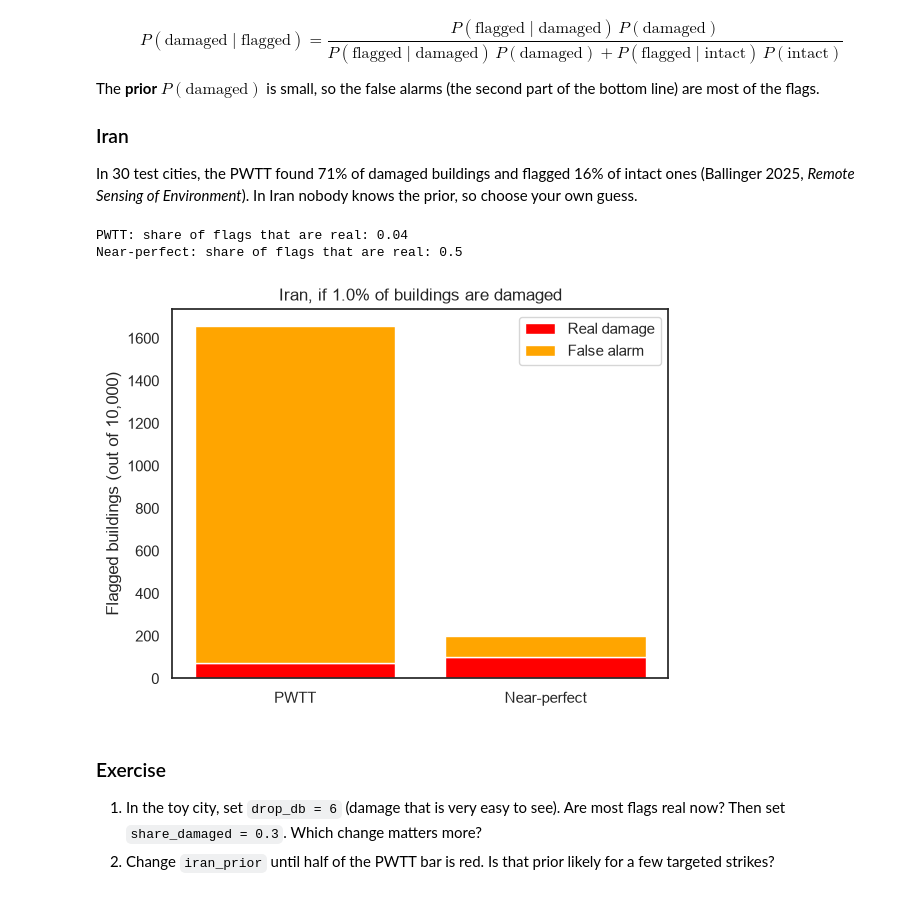
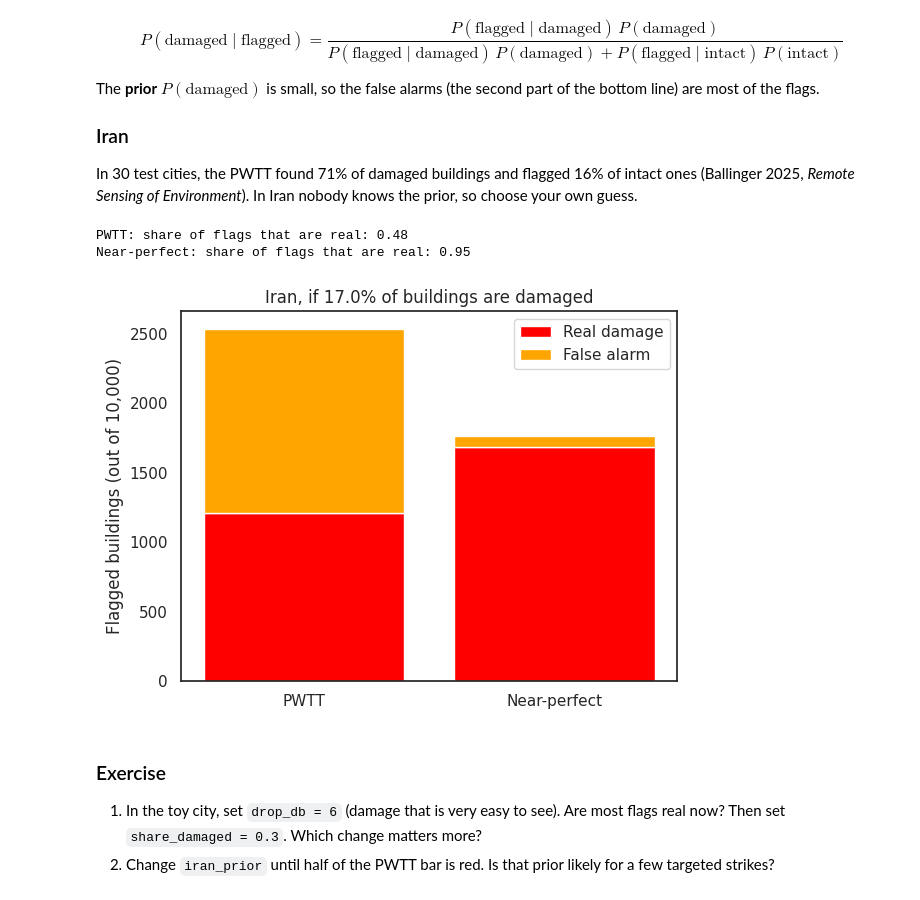
Before and after one commit to aaliyamckee/QM2, a Jupyter notebook: Aaliya_W06_Hypothesis_Testing.ipynb, the cells around one changed output. Cells and saved outputs as stored; diff of their text form; code cells hidden in the pictures.

```diff
--- a/Aaliya_W06_Hypothesis_Testing.ipynb
+++ b/Aaliya_W06_Hypothesis_Testing.ipynb
@@ -268,33 +278,33 @@ The **prior** $P(\text{damaged})$ is small, so the false alarms (the second part
 In 30 test cities, the PWTT found 71% of damaged buildings and flagged 16% of intact ones (Ballinger 2025, *Remote Sensing of Environment*). In Iran nobody knows the prior, so choose your own guess.
 # %%
 # ---- Change this and run the cell again ----
-iran_prior = 0.01   # your guess: the share of buildings damaged in the area you map
+iran_prior = 0.17   # your guess: the share of buildings damaged in the area you map
 # --------------------------------------------
 
 buildings = 10000                                  # imagine an area with 10,000 buildings
 damaged = iran_prior * buildings                   # the number of damaged buildings
 intact = buildings - damaged                       # the number of intact buildings
 
 pwtt_real = 0.71 * damaged                         # the PWTT finds 71% of damaged buildings
 pwtt_false = 0.16 * intact                         # the PWTT flags 16% of intact buildings (false alarms)
 
 best_real = 0.99 * damaged                         # a near-perfect detector finds 99% of damaged buildings
 best_false = 0.01 * intact                         # and flags only 1% of intact buildings
 
 print("PWTT: share of flags that are real:", round(pwtt_real / (pwtt_real + pwtt_false), 2))          # real / all flags
 print("Near-perfect: share of flags that are real:", round(best_real / (best_real + best_false), 2))  # real / all flags
 
 detectors = ["PWTT", "Near-perfect"]               # the names of the two bars
 plt.bar(detectors, [pwtt_real, best_real], color="red", label="Real damage")    # the red part of each bar
 plt.bar(detectors, [pwtt_false, best_false], bottom=[pwtt_real, best_real], color="orange", label="False alarm")   # orange on top
 plt.ylabel("Flagged buildings (out of 10,000)")    # label the y-axis
 plt.title("Iran, if " + str(iran_prior * 100) + "% of buildings are damaged")   # the title shows your prior
 plt.legend()                                       # show the labels
 plt.show()                                         # draw the plot
 # %% [output]
-PWTT: share of flags that are real: 0.04
-Near-perfect: share of flags that are real: 0.5
+PWTT: share of flags that are real: 0.48
+Near-perfect: share of flags that are real: 0.95
-[figure, old version]
+[figure, new version]
 # %% [markdown]
 ### Exercise
 
```
Also changed, not shown: parts of 7 cells of this notebook.
